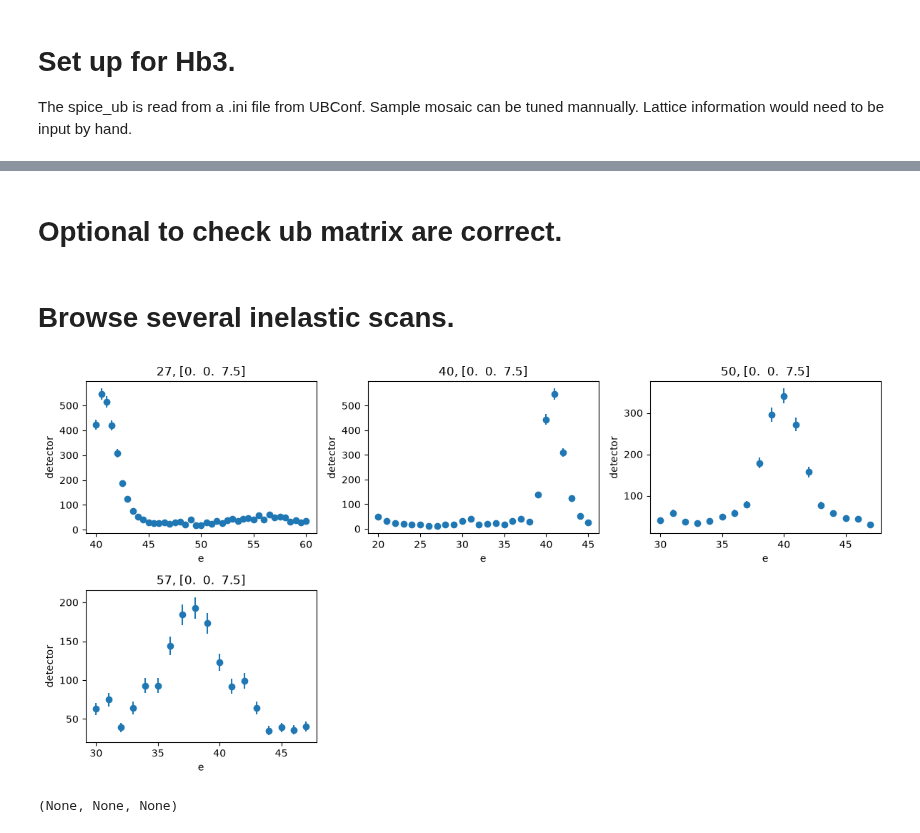
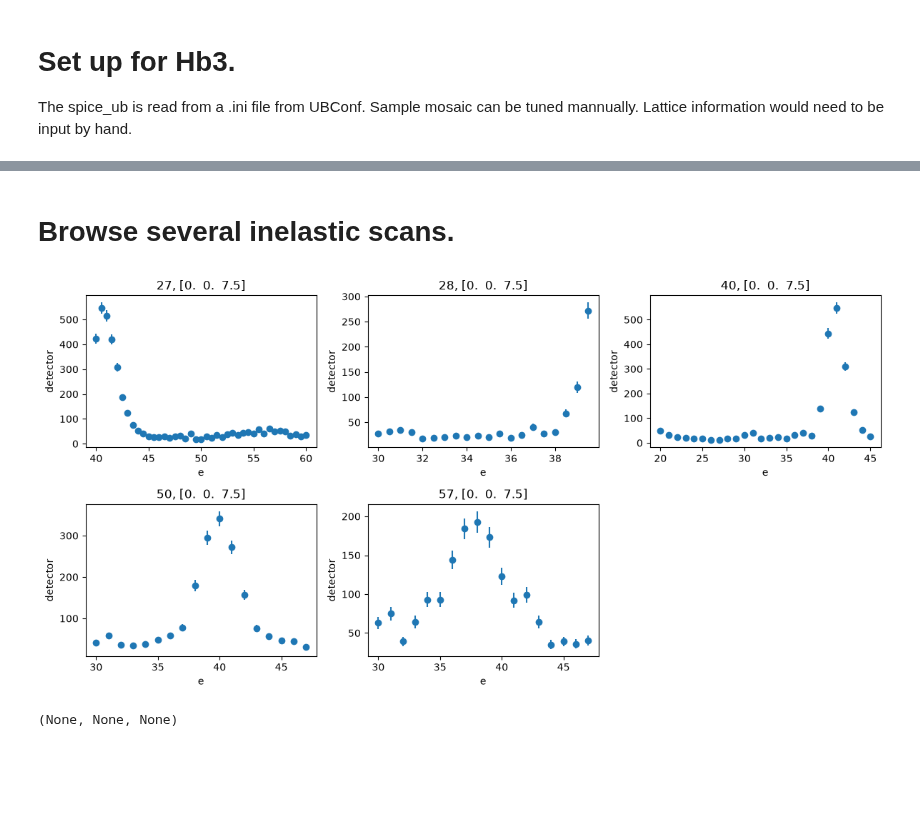
Before and after one commit to neutrons/TAVI, a Jupyter notebook: scripts/Rebin.ipynb, the cells around one changed output, grey strips where cells are left out. Saved outputs shown, nothing was run; the diff lists cells and outputs as text; code cells hidden in the pictures; blank space fills up the shorter version.

```diff
--- a/scripts/Rebin.ipynb
+++ b/scripts/Rebin.ipynb
@@ -92,2 +28,0 @@ hkls, fit_results, res_4ds = tas.browse(elastic_peak,
-# %% [markdown]
-# Optional to check ub matrix are correct.
@@ -104,8 +29,8 @@ hkls, fit_results, res_4ds = tas.browse(elastic_peak,
 # %% [markdown]
 # Browse several inelastic scans.
 # %%
-scan_list = list([27,40,50,57])
+scan_list = list([27,28, 40,50,57])
 tas.browse(scan_list, show_fits = False)
 # %% [output]
-[figure, old version]
+[figure, new version]
 (None, None, None)
```
Also changed, not shown: parts of 15 cells of this notebook, 2 other files.
